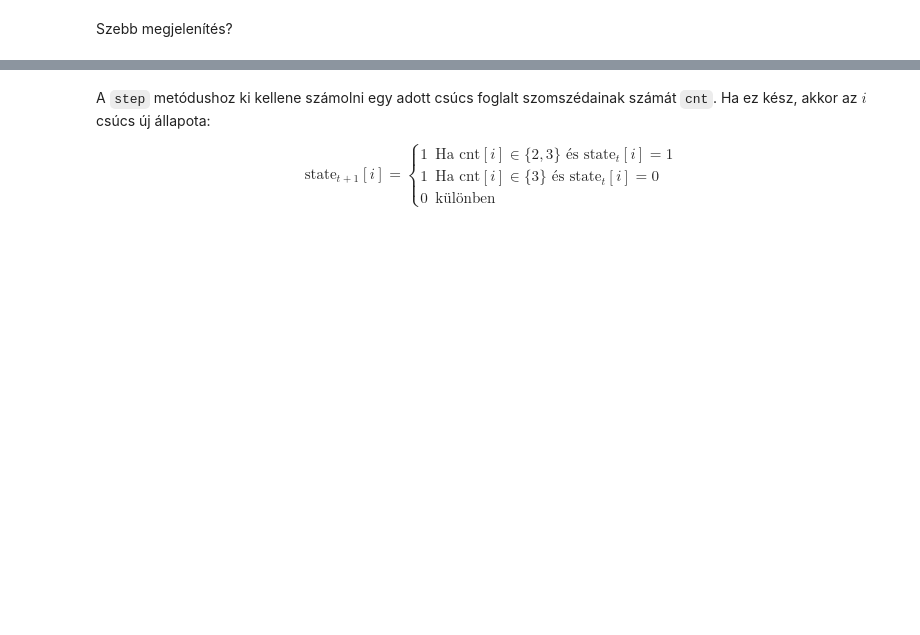
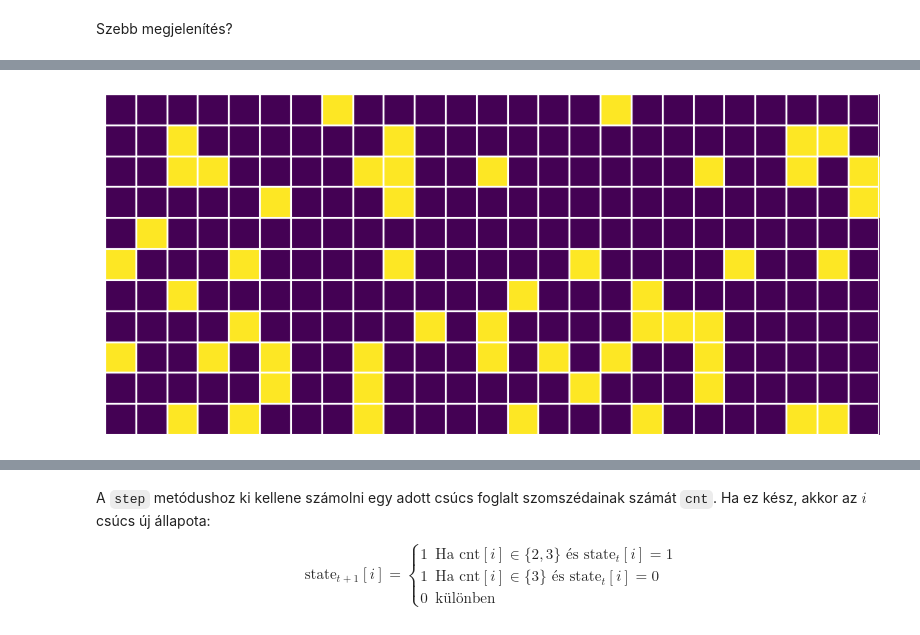
Before and after one commit to prokaj/elte-python, a Jupyter notebook: 8-gyakorlat.ipynb, the cells around one changed output, grey strips where cells are left out. Saved outputs shown, nothing was run; the diff lists cells and outputs as text; code cells hidden in the pictures; blank space fills up the shorter version.

````diff
--- a/8-gyakorlat.ipynb
+++ b/8-gyakorlat.ipynb
@@ -49,7 +332,7 @@ state = [random.randint(0,1) for _ in range(n*n)]
 ```
 # %%
-def random_state(n, p):
-    return [int(random.random()<p) for _ in range(n*n)]
+def random_state(n, m, p):
+    return [[int(random.random()<p) for _ in range(m)] for _ in range(n)]
 
-state = random_state(11, 0.2)
+state = random_state(11, 25, 0.2)
 print(state)
@@ -66,11 +375,16 @@ print('\n'.join(''.join(symbols[x] for x in line) for line in as_matrix(state, n
 # %%
 import matplotlib.pyplot as plt
 
-img = plt.matshow(as_matrix(state, n), cmap="viridis")
+img = plt.matshow(state, cmap="viridis")
 img.axes.axis(False)
-for pos in range(0,12):
+n, m = len(state), len(state[0])
+for pos in range(0, n+1):
     img.axes.axhline(y=pos-0.5, color="white")
+for pos in range(0, m+1):
     img.axes.axvline(x=pos-0.5, color="white")
-img
+
+plt.show()
+# %% [output]
+[figure, added]
 # %%
 
````
Also changed, not shown: parts of 51 cells of this notebook, 3 other files.
